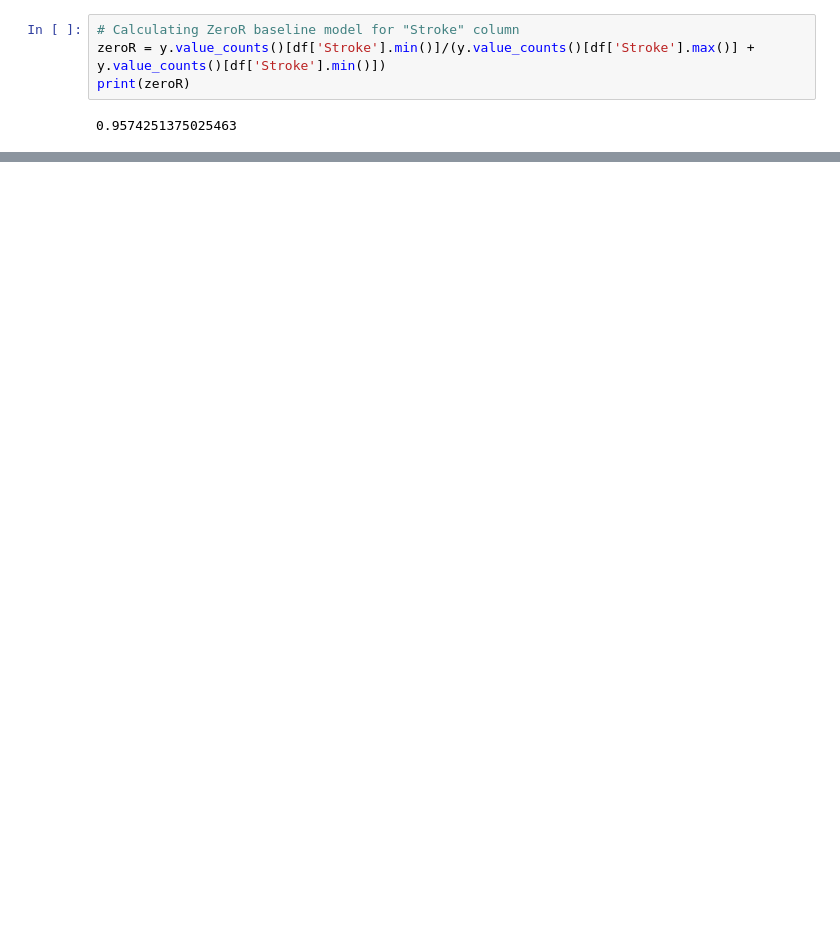
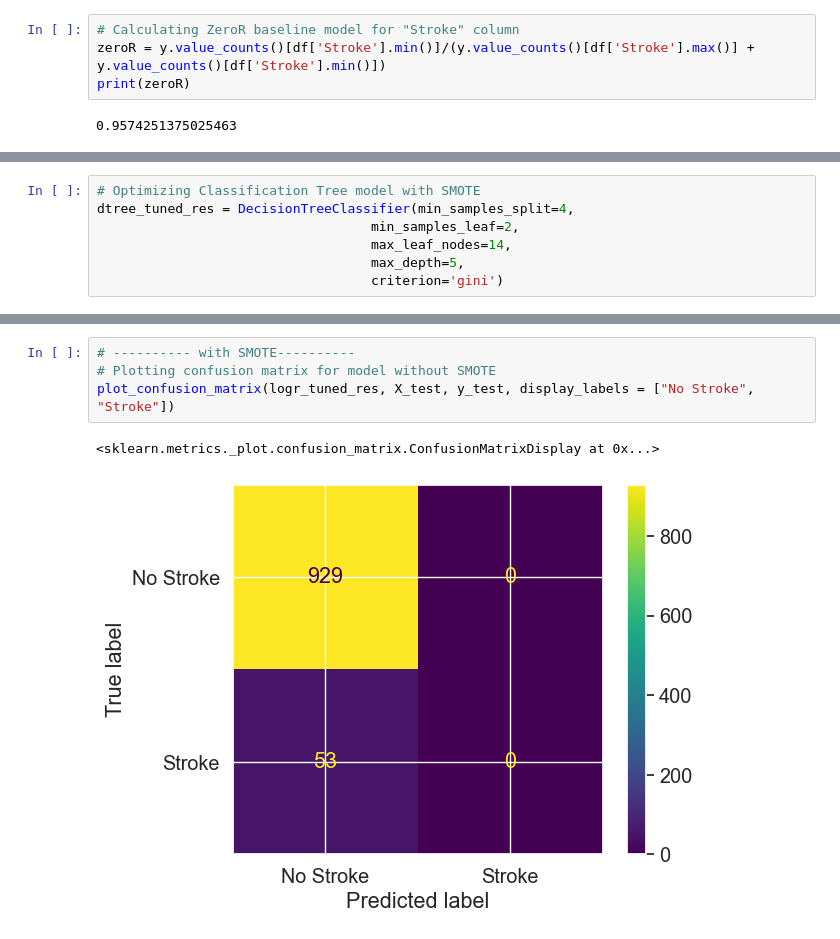
Before and after one commit to helenaglaring/BDM, a Jupyter notebook: BDM_stroke_prediction.ipynb, the cells around one changed output, grey strips where cells are left out. Drawn from its saved outputs; the diff is of its cells as text; blank space fills up the shorter version.

```diff
--- a/BDM_stroke_prediction.ipynb
+++ b/BDM_stroke_prediction.ipynb
@@ -391,0 +596,7 @@ print(zeroR)
+# %%
+# Optimizing Classification Tree model with SMOTE
+dtree_tuned_res = DecisionTreeClassifier(min_samples_split=4,
+                                   min_samples_leaf=2,
+                                   max_leaf_nodes=14,
+                                   max_depth=5,
+                                   criterion='gini')
@@ -391,0 +864,7 @@ print(zeroR)
+# %%
+# ---------- with SMOTE----------
+# Plotting confusion matrix for model without SMOTE
+plot_confusion_matrix(logr_tuned_res, X_test, y_test, display_labels = ["No Stroke", "Stroke"])
+# %% [output]
+<sklearn.metrics._plot.confusion_matrix.ConfusionMatrixDisplay at 0x...>
+[figure, added]
```
Also changed, not shown: parts of 82 cells of this notebook, 7 other files.
